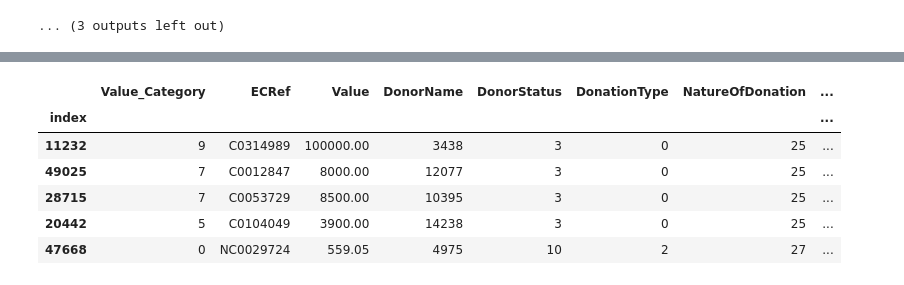
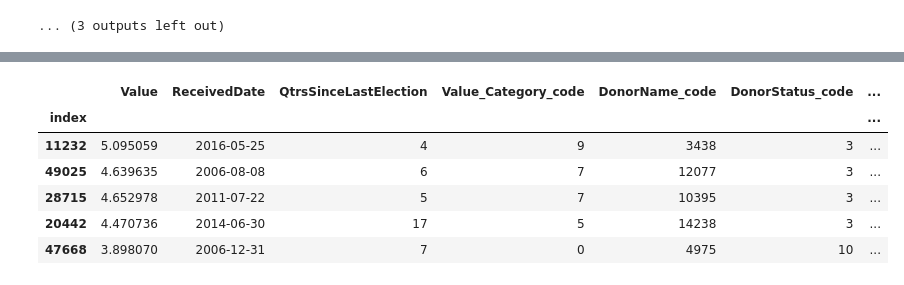
Before and after one commit to Hysnap/PoliticalDonations_Repository, a Jupyter notebook: jupyter_notebooks/DataManipulationTrial.ipynb, the cells around one changed output, grey strips where cells are left out. Drawn from its saved outputs; the diff is of its cells as text; code cells hidden in the pictures.

```diff
--- a/jupyter_notebooks/DataManipulationTrial.ipynb
+++ b/jupyter_notebooks/DataManipulationTrial.ipynb
@@ -723,14 +724,15 @@ df = df.drop(['CompanyRegistrationNumber',
             'DonationAction',
              'Postcode',
              'RegulatedDoneeType',
-             # 'ECRef',
+             'ECRef',
              'IsAggregation',
              'IsBequest',
              'IsSponsorship',
              'ReportingPeriodName',
              'RegulatedEntityId',
              'RegulatedEntityName',
-             'RegulatedEntityType'
+             'RegulatedEntityType',
+             'DonorId'
              ], axis=1)
 # %%
 # DataSummary post clean
@@ -869,11 +865,11 @@ memory usage: 8.0+ MB
 #  wether it was an aggregation, Nature Of Donation
 
 le=LabelEncoder()
-df['Value_Category'] = le.fit_transform(df['Value_Category'])
-df['DonorName'] = le.fit_transform(df['DonorName'])
-df['DonorStatus'] = le.fit_transform(df['DonorStatus'])
-df['DonationType'] = le.fit_transform(df['DonationType'])
-df['NatureOfDonation'] = le.fit_transform(df['NatureOfDonation'])
-df['RegEntity_Group'] =  le.fit_transform(df['RegEntity_Group'])
+df['Value_Category_code'] = le.fit_transform(df['Value_Category'])
+df['DonorName_code'] = le.fit_transform(df['DonorName'])
+df['DonorStatus_code'] = le.fit_transform(df['DonorStatus'])
+df['DonationType_code'] = le.fit_transform(df['DonationType'])
+df['NatureOfDonation_code'] = le.fit_transform(df['NatureOfDonation'])
+df['RegEntity_Group_code'] =  le.fit_transform(df['RegEntity_Group'])
 print(df)
 # %% [output]
@@ -898,9 +893,11 @@ YeoJohnsonTransformer(variables=['Value'])
 # %%
 #Apply YeoJohnsonTransformer to Value
+df['value_original']=df['Value']
+
 ytf = YeoJohnsonTransformer(variables = ['Value'])
 
 ytf.fit(df)
 
 ytf.lambda_dict_
 
-ytf.transform(df)
+df=ytf.transform(df)
@@ -922,14 +921,17 @@ ytf.transform(df)
 # %%
 X_train, X_test, y_train, y_test =  train_test_split(
-            df,
-            df['RegEntity_Group'], test_size=0.3, random_state=0)
+            df.drop(labels=["RegEntity_Group_code","value_original","RegEntity_Group","Value_Category",  "DonorName", "DonorStatus", "DonationType", "NatureOfDonation"], axis=1),
+            df["RegEntity_Group_code"],
+            test_size=0.3,
+            random_state=0
+            )
 
 X_train.head()
 # %% [output]
-|  | Value_Category | ECRef | Value | DonorName | DonorStatus | DonationType | NatureOfDonation | ... |
-| index |  |  |  |  |  |  |  | ... |
-| 11232 | 9 | C0314989 | 100000.00 | 3438 | 3 | 0 | 25 | ... |
-| 49025 | 7 | C0012847 | 8000.00 | 12077 | 3 | 0 | 25 | ... |
-| 28715 | 7 | C0053729 | 8500.00 | 10395 | 3 | 0 | 25 | ... |
-| 20442 | 5 | C0104049 | 3900.00 | 14238 | 3 | 0 | 25 | ... |
-| 47668 | 0 | NC0029724 | 559.05 | 4975 | 10 | 2 | 27 | ... |
+|  | Value | ReceivedDate | QtrsSinceLastElection | Value_Category_code | DonorName_code | DonorStatus_code | ... |
+| index |  |  |  |  |  |  | ... |
+| 11232 | 5.095059 | 2016-05-25 | 4 | 9 | 3438 | 3 | ... |
+| 49025 | 4.639635 | 2006-08-08 | 6 | 7 | 12077 | 3 | ... |
+| 28715 | 4.652978 | 2011-07-22 | 5 | 7 | 10395 | 3 | ... |
+| 20442 | 4.470736 | 2014-06-30 | 17 | 5 | 14238 | 3 | ... |
+| 47668 | 3.898070 | 2006-12-31 | 7 | 0 | 4975 | 10 | ... |
```
Also changed, not shown: parts of 16 cells of this notebook.
